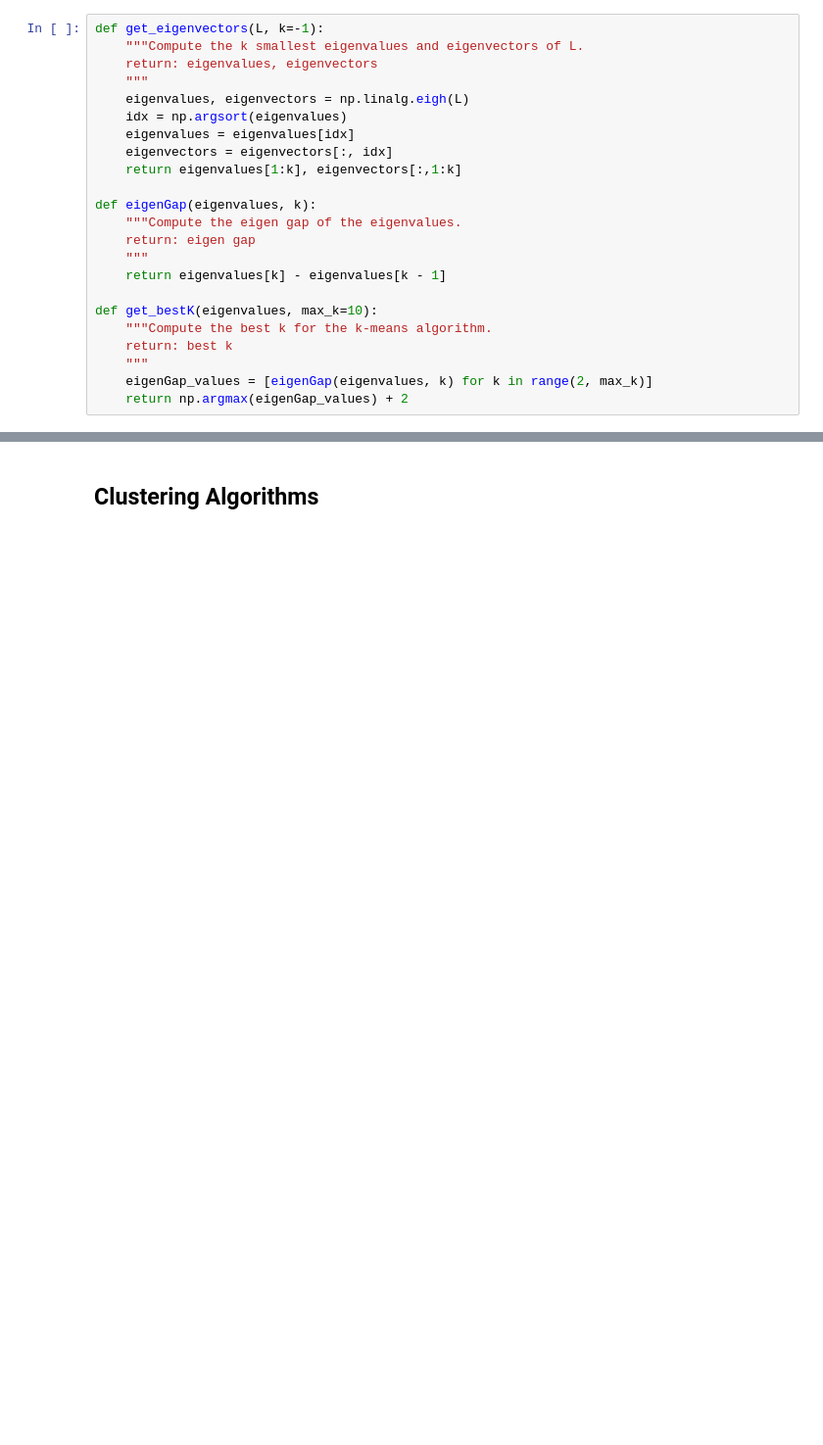
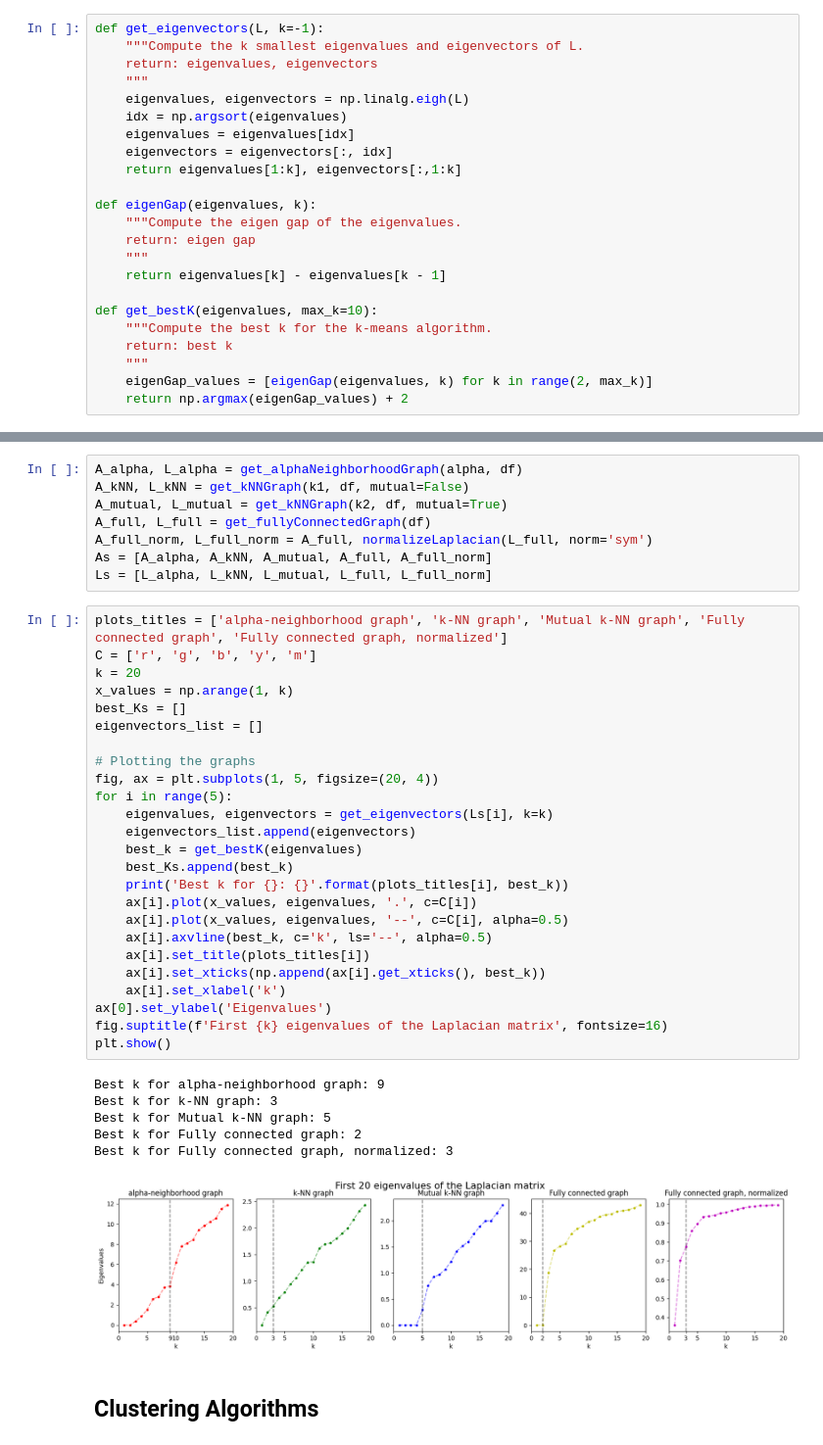
Before and after one commit to Aayush2492/Fraud-Analytics-Assignments, a Jupyter notebook: 3/spectral_clustering.ipynb, the cells around one changed output, grey strips where cells are left out. Shown at 98% size. Cells and saved outputs as stored; diff of their text form; blank space fills up the shorter version.

Commit message:
Added Clustering plots and algorithm

```diff
--- a/3/spectral_clustering.ipynb
+++ b/3/spectral_clustering.ipynb
@@ -340,3 +265,43 @@ Best k for fully connected graph (normalized): 3
+# %%
+A_alpha, L_alpha = get_alphaNeighborhoodGraph(alpha, df)
+A_kNN, L_kNN = get_kNNGraph(k1, df, mutual=False)
+A_mutual, L_mutual = get_kNNGraph(k2, df, mutual=True)
+A_full, L_full = get_fullyConnectedGraph(df)
+A_full_norm, L_full_norm = A_full, normalizeLaplacian(L_full, norm='sym')
+As = [A_alpha, A_kNN, A_mutual, A_full, A_full_norm]
+Ls = [L_alpha, L_kNN, L_mutual, L_full, L_full_norm]
+# %%
+plots_titles = ['alpha-neighborhood graph', 'k-NN graph', 'Mutual k-NN graph', 'Fully connected graph', 'Fully connected graph, normalized']
+C = ['r', 'g', 'b', 'y', 'm']
+k = 20
+x_values = np.arange(1, k)
+best_Ks = []
+eigenvectors_list = []
+
+# Plotting the graphs
+fig, ax = plt.subplots(1, 5, figsize=(20, 4))
+for i in range(5):
+    eigenvalues, eigenvectors = get_eigenvectors(Ls[i], k=k)
+    eigenvectors_list.append(eigenvectors)
+    best_k = get_bestK(eigenvalues)
+    best_Ks.append(best_k)
+    print('Best k for {}: {}'.format(plots_titles[i], best_k))
+    ax[i].plot(x_values, eigenvalues, '.', c=C[i])
+    ax[i].plot(x_values, eigenvalues, '--', c=C[i], alpha=0.5)
+    ax[i].axvline(best_k, c='k', ls='--', alpha=0.5)
+    ax[i].set_title(plots_titles[i])
+    ax[i].set_xticks(np.append(ax[i].get_xticks(), best_k))
+    ax[i].set_xlabel('k')
+ax[0].set_ylabel('Eigenvalues')
+fig.suptitle(f'First {k} eigenvalues of the Laplacian matrix', fontsize=16)
+plt.show()
+# %% [output]
+Best k for alpha-neighborhood graph: 9
+Best k for k-NN graph: 3
+Best k for Mutual k-NN graph: 5
+Best k for Fully connected graph: 2
+Best k for Fully connected graph, normalized: 3
+[figure, added]
 # %% [markdown]
 ## Clustering Algorithms
 # %% [markdown]
```
Also changed, not shown: parts of 5 cells of this notebook.
